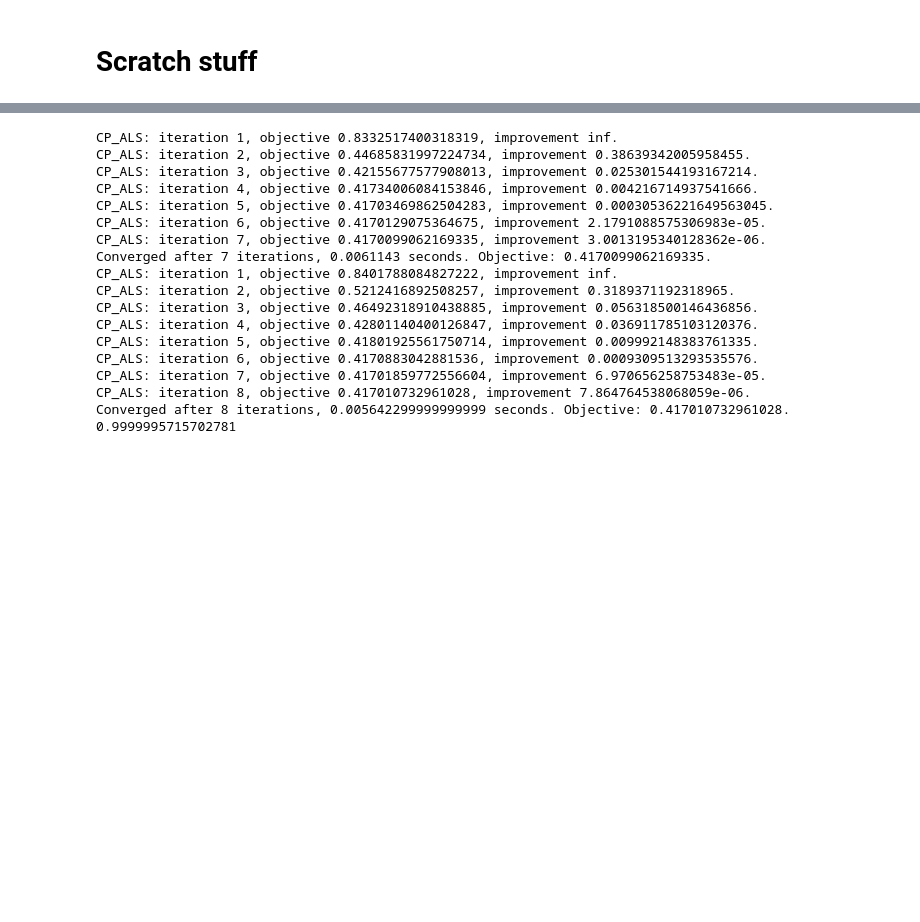
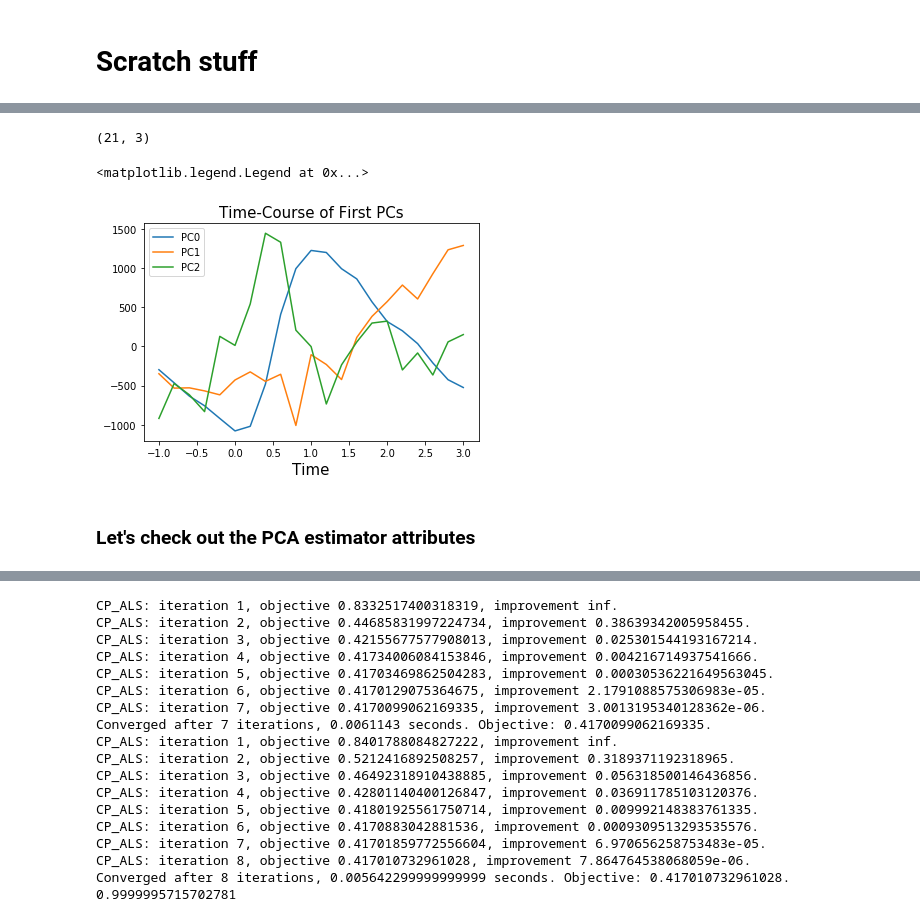
Before and after one commit to zhounapeuw/nape_tca_nn, a Jupyter notebook: tca.ipynb, the cells around one changed output, grey strips where cells are left out. Cells and saved outputs as stored; diff of their text form; code cells hidden in the pictures; blank space fills up the shorter version.

Commit message:
pca works; plotted PC pixel weights

```diff
--- a/tca.ipynb
+++ b/tca.ipynb
@@ -191,0 +200,19 @@ data_pca
+# %%
+# perform PCA
+pca_xr_wrapper = wrap(PCA(n_components=3), reshapes='yx') # create PCA object and specify dimension to perform PCA on
+
+Xt = pca_xr_wrapper.fit_transform(xr_flatten_pix_trial.transpose()) # fit/transform estimator; transpose to apply PCA on pixels
+Xt.shape
+# %% [output]
+(21, 3)
+# %%
+plt.figure()
+plt.plot(trial_tvec,Xt)
+plt.title('Time-Course of First PCs', fontsize = 15)
+plt.xlabel('Time', fontsize = 15)
+plt.legend(['PC0', 'PC1', 'PC2'])
+# %% [output]
+<matplotlib.legend.Legend at 0x...>
+[figure, added]
+# %% [markdown]
+### Let's check out the PCA estimator attributes
```
Also changed, not shown: parts of 7 cells of this notebook.
